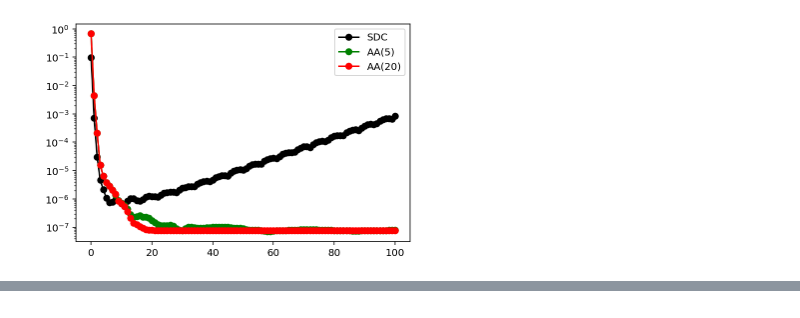
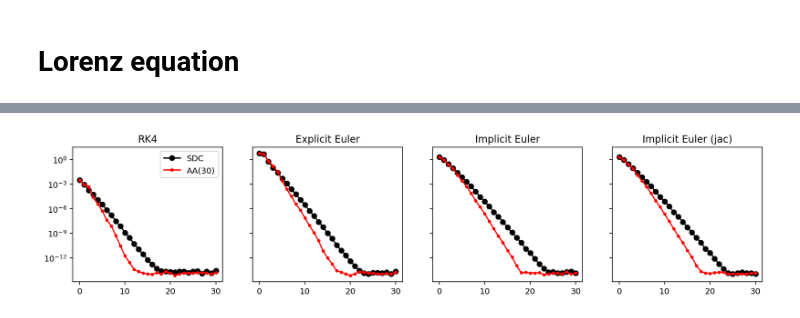
Before and after one commit to VLSF/SDC_notebooks, a Jupyter notebook: integrators/Anderson Acceleration.ipynb, the cells around one changed output, grey strips where cells are left out. Saved outputs shown, nothing was run; the diff lists cells and outputs as text; code cells hidden in the pictures.

```diff
--- a/integrators/Anderson Acceleration.ipynb
+++ b/integrators/Anderson Acceleration.ipynb
@@ -1434,8 +23,0 @@ R2 = jnp.linalg.norm(R2.reshape((R2.shape[0]*R2.shape[1], R2.shape[2])), axis=0)
-# %%
-plt.yscale("log")
-plt.plot(R, "o-", color="black", label="SDC")
-plt.plot(R2, "o-", color="green", label="AA(5)")
-plt.plot(R1, "o-", color="red", label="AA(20)")
-plt.legend();
-# %% [output]
-[figure, removed]
@@ -1441,0 +141,20 @@ plt.legend();
+# %% [markdown]
+# Lorenz equation
+# %%
+N_AA = 30
+N_SDC = 30
+integrators = ["RK4", "Explicit Euler", "Implicit Euler", "Implicit Euler (jac)"]
+
+fig, ax = plt.subplots(1, 4, figsize=(15, 3), sharey="row")
+
+for i in range(4):
+    res_1 = SDC_res(integrators[i], "Lorenz", 100, N_SDC)
+    res_2 = AA_res(integrators[i], "Lorenz", 100, N_SDC, N_AA)
+
+    ax[i].set_yscale("log")
+    ax[i].plot(res_1, "o-", color="black", label="SDC")
+    ax[i].plot(res_2, ".-", color="red", label=f"AA({N_AA})")
+    ax[i].set_title(integrators[i])
+    if i == 0:
+        ax[i].legend()
+# %% [output]
@@ -1441,0 +162 @@ plt.legend();
+[figure, added]
```
Also changed, not shown: parts of 123 cells of this notebook.
